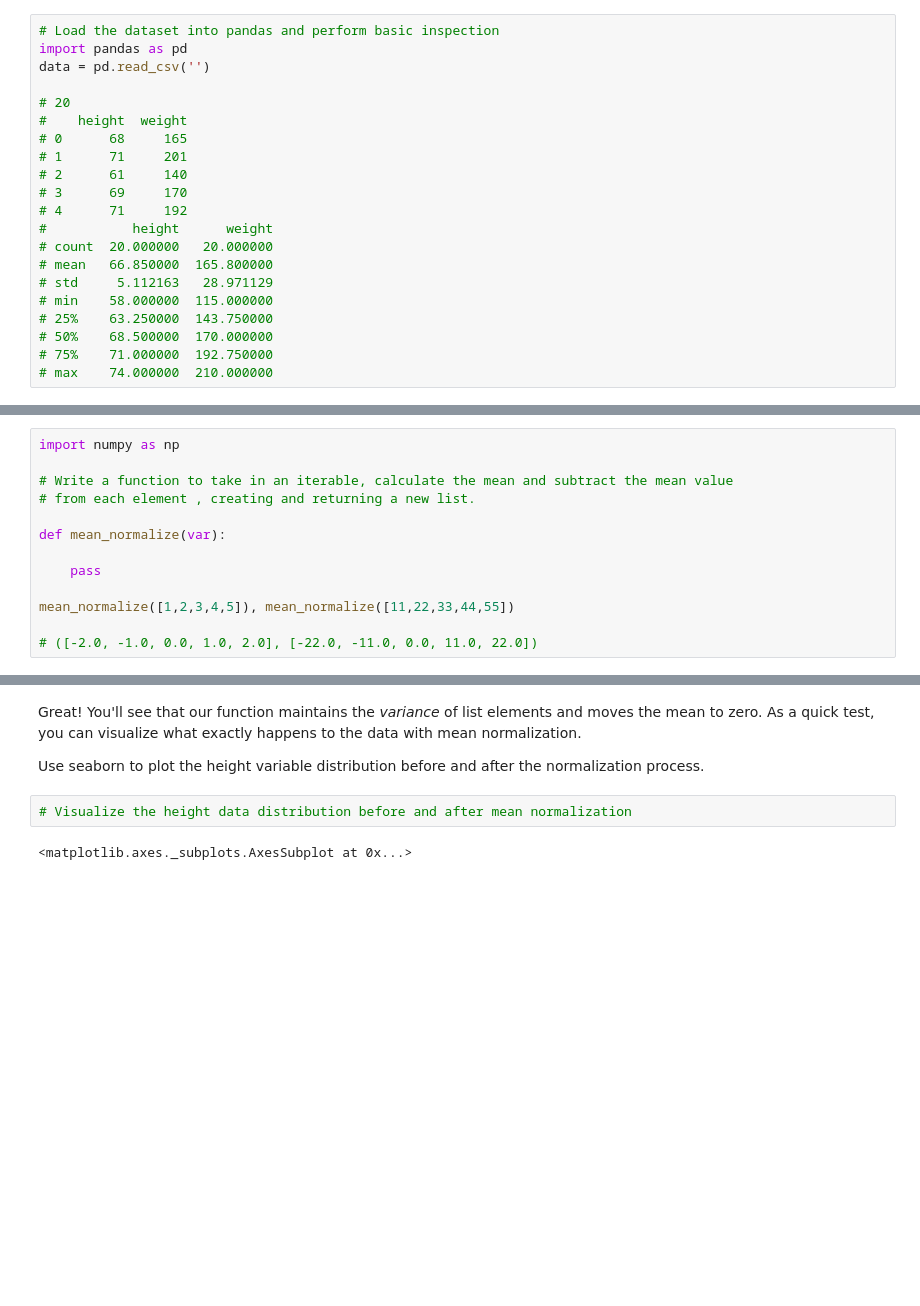
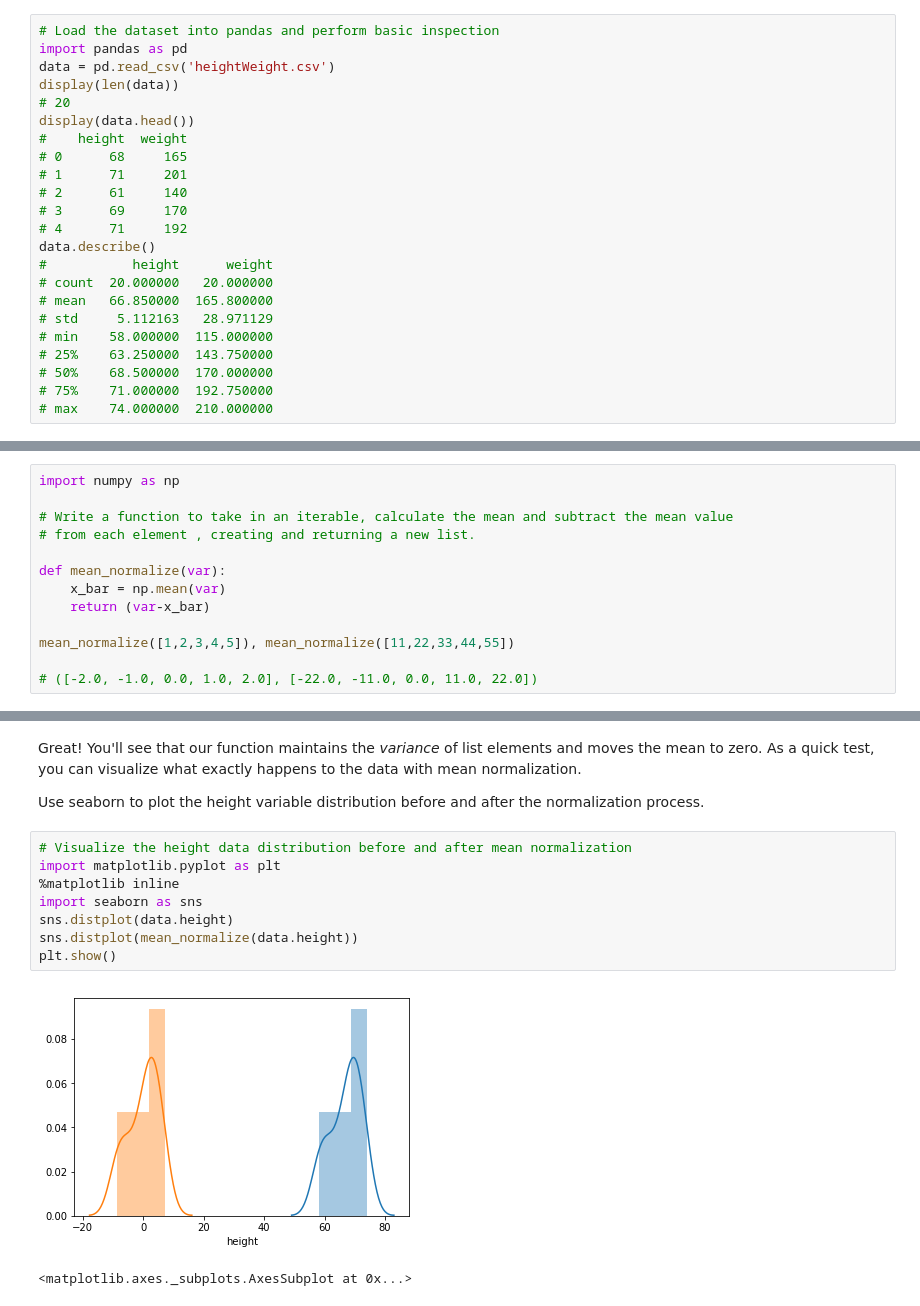
Before and after one commit to mzhou356/dsc-correlation-covariance-lab-dc-ds-060319, a Jupyter notebook: index.ipynb, the cells around one changed output, grey strips where cells are left out. Drawn from its saved outputs; the diff is of its cells as text; blank space fills up the shorter version.

```diff
--- a/index.ipynb
+++ b/index.ipynb
@@ -32,15 +32,17 @@ First, let's load this dataset in python using pandas. Next, print the length of
 # %%
 # Load the dataset into pandas and perform basic inspection
 import pandas as pd
-data = pd.read_csv('')
-
+data = pd.read_csv('heightWeight.csv')
+display(len(data))
 # 20
+display(data.head())
 #    height  weight
 # 0      68     165
 # 1      71     201
 # 2      61     140
 # 3      69     170
 # 4      71     192
+data.describe()
 #           height      weight
 # count  20.000000   20.000000
 # mean   66.850000  165.800000
@@ -73,8 +92,8 @@ import numpy as np
 # from each element , creating and returning a new list.
 
 def mean_normalize(var):
-
-    pass
+    x_bar = np.mean(var)
+    return (var-x_bar)
 
 mean_normalize([1,2,3,4,5]), mean_normalize([11,22,33,44,55])
 
@@ -87,6 +106,14 @@ Great! You'll see that our function maintains the _variance_ of list elements an
 Use seaborn to plot the height variable distribution before and after the normalization process.
 # %%
 # Visualize the height data distribution before and after mean normalization
+import matplotlib.pyplot as plt
+%matplotlib inline
+import seaborn as sns
+sns.distplot(data.height)
+sns.distplot(mean_normalize(data.height))
+plt.show()
+# %% [output]
+[figure, added]
 # %%
 # %% [output]
 <matplotlib.axes._subplots.AxesSubplot at 0x...>
```
Also changed, not shown: parts of 3 cells of this notebook.
